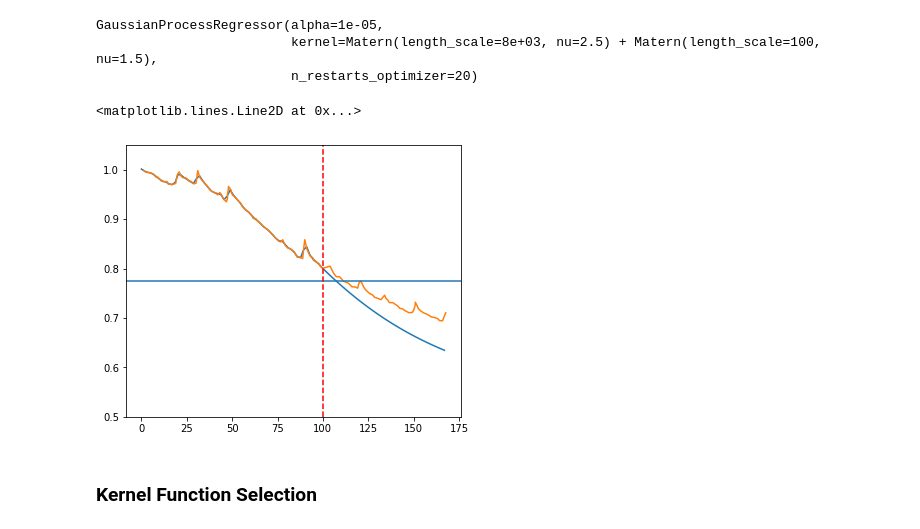
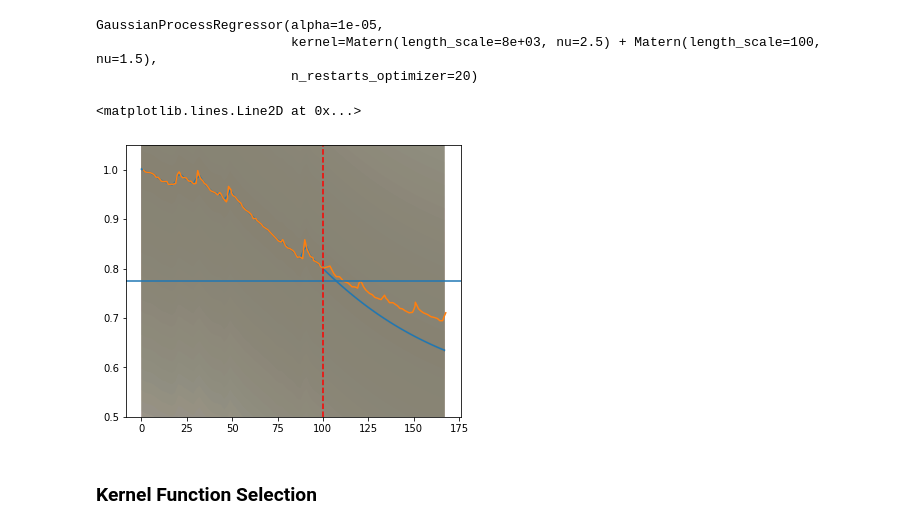
Before and after one commit to aniket-ak/Battery-SOH-Forecasting, a Jupyter notebook: Notebooks/Battery.ipynb, the cells around one changed output. Drawn from its saved outputs; the diff is of its cells as text; code cells hidden in the pictures.

```diff
--- a/Notebooks/Battery.ipynb
+++ b/Notebooks/Battery.ipynb
@@ -100,15 +100,15 @@ y_pred, sigma = gp.predict(x, return_std=True)
 # %%
 plt.figure(figsize=(6,5))
 plt.plot(x, y_pred)
-# plt.fill(np.concatenate([x, x[::-1]]),np.concatenate([y_pred -  sigma,(y_pred + sigma)[::-1]]), alpha=0.1)
+plt.fill(np.concatenate([x, x[::-1]]),np.concatenate([y_pred -  sigma,(y_pred + sigma)[::-1]]), alpha=0.1)
 plt.plot(time, capacity)
 plt.plot()
 plt.ylim(0.5,1.05)
 plt.axhline(y=0.775)
 plt.axvline(x=learn_till, c='r', linestyle='--')
 # %% [output]
 <matplotlib.lines.Line2D at 0x...>
-[figure, old version]
+[figure, new version]
 # %% [markdown]
 ### Kernel Function Selection
 # %% [markdown]
```
Also changed, not shown: parts of 17 cells of this notebook, 2 other files.
